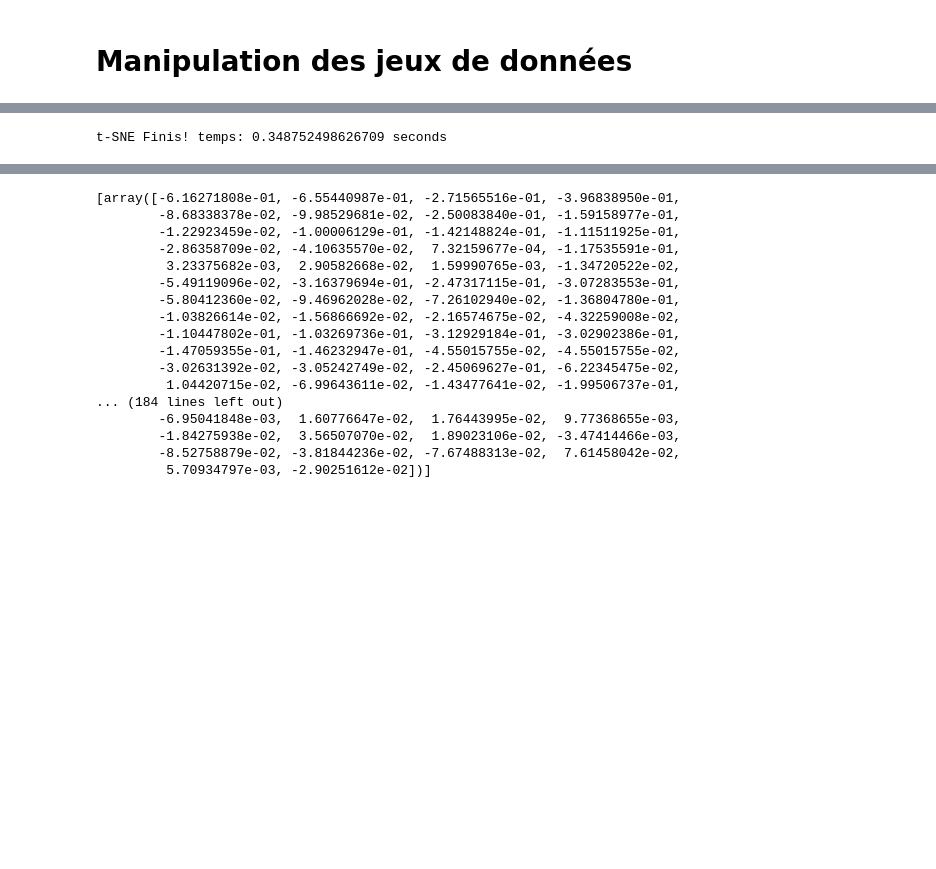
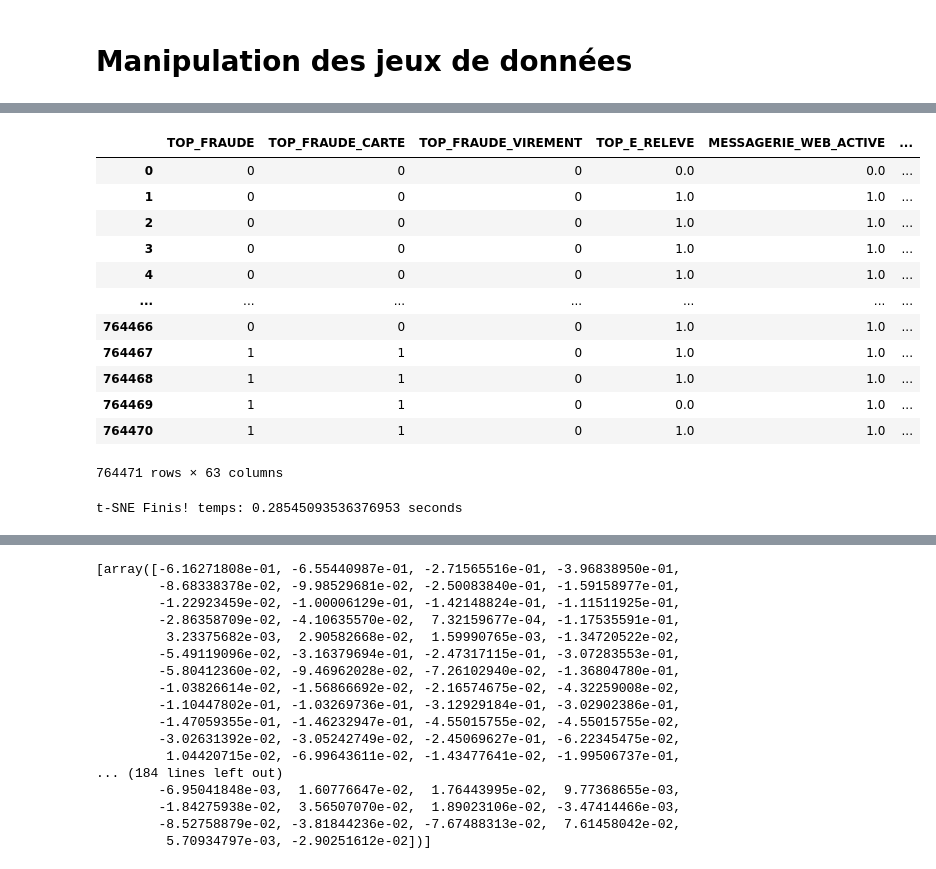
Before and after one commit to hadda-hassan/PIP2022_G1, a Jupyter notebook: _Nettoyage_JEUX_DONNEES_1_Hassan.ipynb, the cells around one changed output, grey strips where cells are left out. Saved outputs shown, nothing was run; the diff lists cells and outputs as text; code cells hidden in the pictures; blank space fills up the shorter version.

```diff
--- a/_Nettoyage_JEUX_DONNEES_1_Hassan.ipynb
+++ b/_Nettoyage_JEUX_DONNEES_1_Hassan.ipynb
@@ -38,6 +40,3 @@ from sklearn.manifold import TSNE
 import seaborn as sns
 from matplotlib.ticker import NullFormatter
 from sklearn import manifold, datasets
-# %%
-data_B =pd.read_csv('/home/sid2020-7/Bureau/DATA1/Donnees_v1.csv')
-data_B
@@ -57,0 +168,24 @@ data_B
+# %%
+# data_B =pd.read_csv('/home/sid2020-7/Bureau/DATA1/Donnees_v1.csv')
+# data_B =pd.read_csv('/home/sid2020-7/Bureau/DATA1/Donnees_v1.csv')
+# data_B['TAUX_LECTURE_MS_6M']=data_B['TAUX_LECTURE_MS_6M'].str.rstrip('%').astype('float') / 100.0
+# data_B['TAUX_LECTURE_PAP_6M']=data_B['TAUX_LECTURE_PAP_6M'].str.rstrip('%').astype('float') / 100.0
+# data_B['TAUX_LECTURE_EMAIL_6M']=data_B['TAUX_LECTURE_EMAIL_6M'].str.rstrip('%').astype('float') / 100.0
+# data_B =pd.read_csv('/home/sid2020-7/Bureau/DATA1/donnee_v2_ech_train_transfo.csv')
+data=data_B[features]
+data.head(5)
+data
+# %% [output]
+|  | TOP_FRAUDE | TOP_FRAUDE_CARTE | TOP_FRAUDE_VIREMENT | TOP_E_RELEVE | MESSAGERIE_WEB_ACTIVE | ... |
+| 0 | 0 | 0 | 0 | 0.0 | 0.0 | ... |
+| 1 | 0 | 0 | 0 | 1.0 | 1.0 | ... |
+| 2 | 0 | 0 | 0 | 1.0 | 1.0 | ... |
+| 3 | 0 | 0 | 0 | 1.0 | 1.0 | ... |
+| 4 | 0 | 0 | 0 | 1.0 | 1.0 | ... |
+| ... | ... | ... | ... | ... | ... | ... |
+| 764466 | 0 | 0 | 0 | 1.0 | 1.0 | ... |
+| 764467 | 1 | 1 | 0 | 1.0 | 1.0 | ... |
+| 764468 | 1 | 1 | 0 | 1.0 | 1.0 | ... |
+| 764469 | 1 | 1 | 0 | 0.0 | 1.0 | ... |
+| 764470 | 1 | 1 | 0 | 1.0 | 1.0 | ... |
+764471 rows × 63 columns
@@ -60,10 +207,7 @@ data_B
 
 
 
-# data_B =pd.read_csv('/home/sid2020-7/Bureau/DATA1/Donnees_v1.csv')
-# data_B['TAUX_LECTURE_MS_6M']=data_B['TAUX_LECTURE_MS_6M'].str.rstrip('%').astype('float') / 100.0
-# data_B['TAUX_LECTURE_PAP_6M']=data_B['TAUX_LECTURE_PAP_6M'].str.rstrip('%').astype('float') / 100.0
-# data_B['TAUX_LECTURE_EMAIL_6M']=data_B['TAUX_LECTURE_EMAIL_6M'].str.rstrip('%').astype('float') / 100.0
+
 
 # # (data['Survived'].value_counts()) / len(data) * 100
 
@@ -82,14 +226,14 @@ features.tolist()
 # from __future__ import print_function
 
 time_start = time.time()
-# tsne = TSNE(n_components=3, verbose=1, perplexity=20, n_iter=250)
-# tsne_results = tsne.fit_transform(features)
-lda=LinearDiscriminantAnalysis(n_components=1)
+tsne = TSNE(n_components=2, verbose=1, perplexity=20, n_iter=250)
+tsne_results = tsne.fit_transform(features)
+# lda=LinearDiscriminantAnalysis(n_components=1)
 
-lda_results = lda.fit(features,target).transform(features)
+# lda_results = lda.fit(features,target).transform(features)
 print('t-SNE Finis! temps: {} seconds'.format(time.time()-time_start))
 # %% [output]
-t-SNE Finis! temps: 0.348752498626709 seconds
+t-SNE Finis! temps: 0.28545093536376953 seconds
 # %%
 ech_test[L]
 # %% [output]
```
Also changed, not shown: parts of 4 cells of this notebook, 4 other files.
